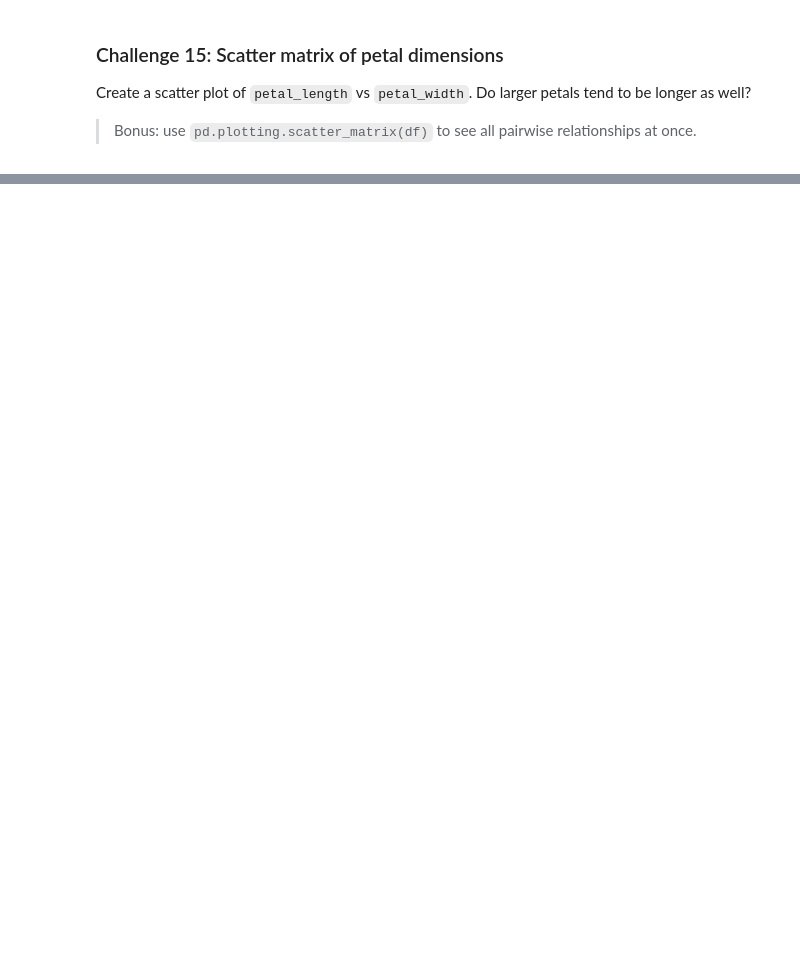
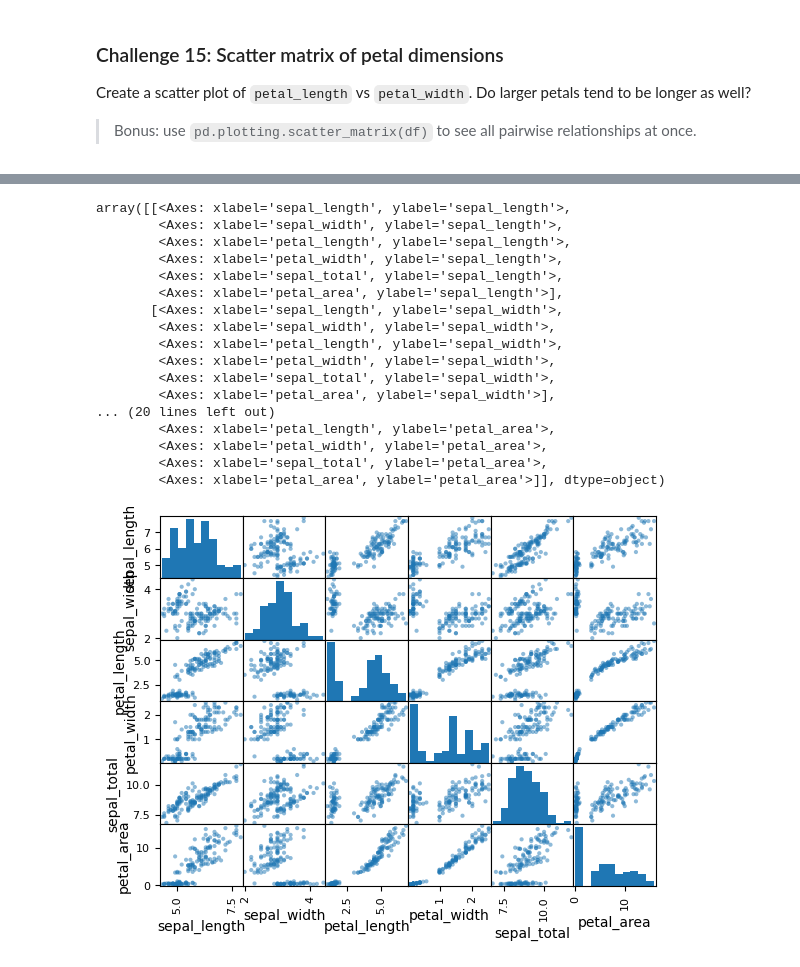
Before and after one commit to leopardb/ds-pandas-numpy, a Jupyter notebook: 1_Pandas/04_More_Pandas_Practice.ipynb, the cells around one changed output, grey strips where cells are left out. Drawn from its saved outputs; the diff is of its cells as text; code cells hidden in the pictures; blank space fills up the shorter version.

```diff
--- a/1_Pandas/04_More_Pandas_Practice.ipynb
+++ b/1_Pandas/04_More_Pandas_Practice.ipynb
@@ -217,0 +225,21 @@ Create a scatter plot of `petal_length` vs `petal_width`. Do larger petals tend
+# %%
+pd.plotting.scatter_matrix(df)
+# %% [output]
+array([[<Axes: xlabel='sepal_length', ylabel='sepal_length'>,
+        <Axes: xlabel='sepal_width', ylabel='sepal_length'>,
+        <Axes: xlabel='petal_length', ylabel='sepal_length'>,
+        <Axes: xlabel='petal_width', ylabel='sepal_length'>,
+        <Axes: xlabel='sepal_total', ylabel='sepal_length'>,
+        <Axes: xlabel='petal_area', ylabel='sepal_length'>],
+       [<Axes: xlabel='sepal_length', ylabel='sepal_width'>,
+        <Axes: xlabel='sepal_width', ylabel='sepal_width'>,
+        <Axes: xlabel='petal_length', ylabel='sepal_width'>,
+        <Axes: xlabel='petal_width', ylabel='sepal_width'>,
+        <Axes: xlabel='sepal_total', ylabel='sepal_width'>,
+        <Axes: xlabel='petal_area', ylabel='sepal_width'>],
+... (20 lines left out)
+        <Axes: xlabel='petal_length', ylabel='petal_area'>,
+        <Axes: xlabel='petal_width', ylabel='petal_area'>,
+        <Axes: xlabel='sepal_total', ylabel='petal_area'>,
+        <Axes: xlabel='petal_area', ylabel='petal_area'>]], dtype=object)
+[figure, added]
```
Also changed, not shown: parts of 11 cells of this notebook, 3 other files.
